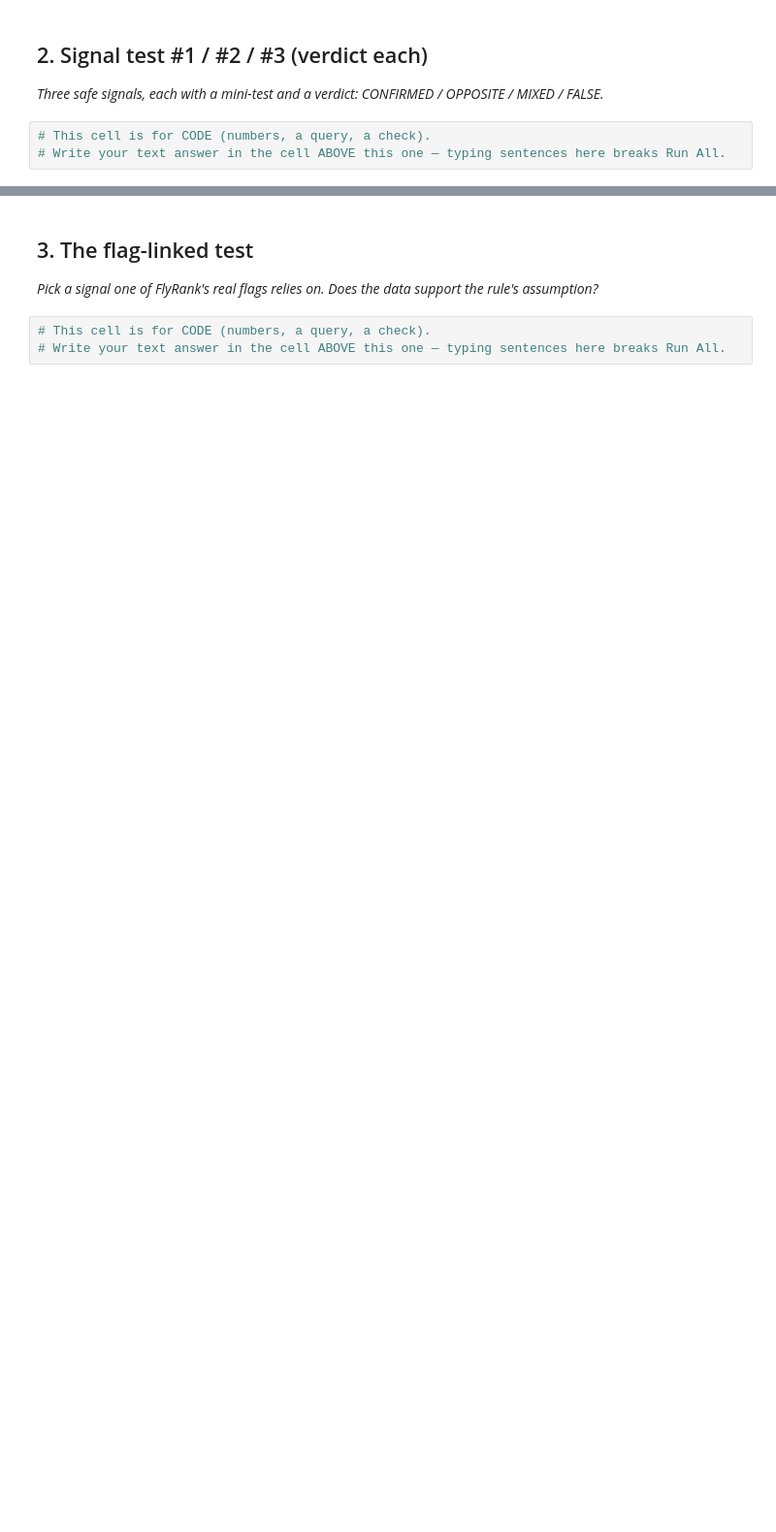
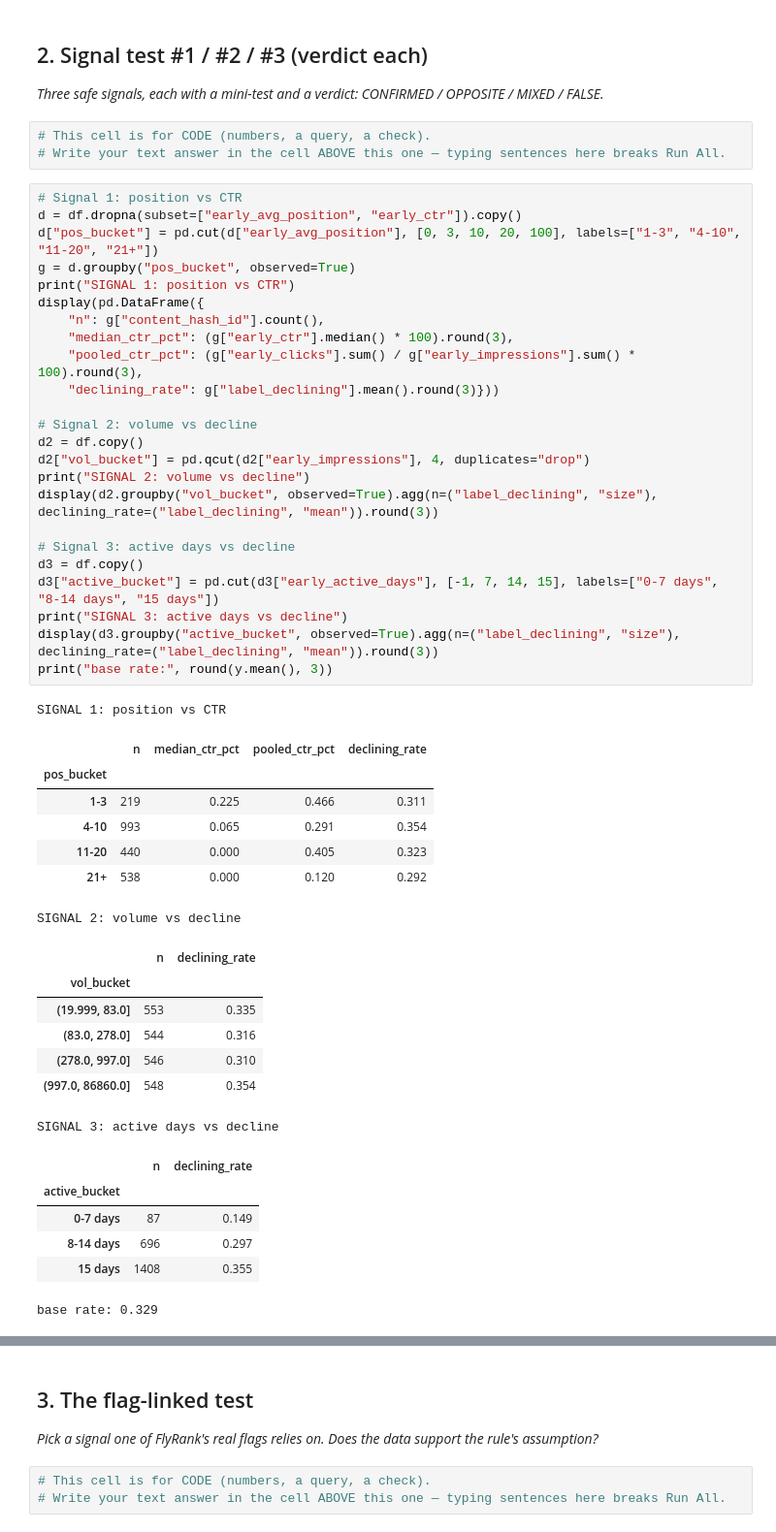
Before and after one commit to iankitthakur/flyrank-ml-internship, a Jupyter notebook: work/notebooks/w04_signal_audit.ipynb, the cells around one changed output, grey strips where cells are left out. Shown at 97% size. Cells and saved outputs as stored; diff of their text form; blank space fills up the shorter version.

```diff
--- a/work/notebooks/w04_signal_audit.ipynb
+++ b/work/notebooks/w04_signal_audit.ipynb
@@ -20,3 +72,49 @@ This skeleton is yours to fill. Work the sections **in order** — each one has
 # %%
 # This cell is for CODE (numbers, a query, a check).
 # Write your text answer in the cell ABOVE this one — typing sentences here breaks Run All.
+# %%
+# Signal 1: position vs CTR
+d = df.dropna(subset=["early_avg_position", "early_ctr"]).copy()
+d["pos_bucket"] = pd.cut(d["early_avg_position"], [0, 3, 10, 20, 100], labels=["1-3", "4-10", "11-20", "21+"])
+g = d.groupby("pos_bucket", observed=True)
+print("SIGNAL 1: position vs CTR")
+display(pd.DataFrame({
+    "n": g["content_hash_id"].count(),
+    "median_ctr_pct": (g["early_ctr"].median() * 100).round(3),
+    "pooled_ctr_pct": (g["early_clicks"].sum() / g["early_impressions"].sum() * 100).round(3),
+    "declining_rate": g["label_declining"].mean().round(3)}))
+
+# Signal 2: volume vs decline
+d2 = df.copy()
+d2["vol_bucket"] = pd.qcut(d2["early_impressions"], 4, duplicates="drop")
+print("SIGNAL 2: volume vs decline")
+display(d2.groupby("vol_bucket", observed=True).agg(n=("label_declining", "size"), declining_rate=("label_declining", "mean")).round(3))
+
+# Signal 3: active days vs decline
+d3 = df.copy()
+d3["active_bucket"] = pd.cut(d3["early_active_days"], [-1, 7, 14, 15], labels=["0-7 days", "8-14 days", "15 days"])
+print("SIGNAL 3: active days vs decline")
+display(d3.groupby("active_bucket", observed=True).agg(n=("label_declining", "size"), declining_rate=("label_declining", "mean")).round(3))
+print("base rate:", round(y.mean(), 3))
+# %% [output]
+SIGNAL 1: position vs CTR
+|  | n | median_ctr_pct | pooled_ctr_pct | declining_rate |
+| pos_bucket |  |  |  |  |
+| 1-3 | 219 | 0.225 | 0.466 | 0.311 |
+| 4-10 | 993 | 0.065 | 0.291 | 0.354 |
+| 11-20 | 440 | 0.000 | 0.405 | 0.323 |
+| 21+ | 538 | 0.000 | 0.120 | 0.292 |
+SIGNAL 2: volume vs decline
+|  | n | declining_rate |
+| vol_bucket |  |  |
+| (19.999, 83.0] | 553 | 0.335 |
+| (83.0, 278.0] | 544 | 0.316 |
+| (278.0, 997.0] | 546 | 0.310 |
+| (997.0, 86860.0] | 548 | 0.354 |
+SIGNAL 3: active days vs decline
+|  | n | declining_rate |
+| active_bucket |  |  |
+| 0-7 days | 87 | 0.149 |
+| 8-14 days | 696 | 0.297 |
+| 15 days | 1408 | 0.355 |
+base rate: 0.329
```
Also changed, not shown: parts of 8 cells of this notebook.
